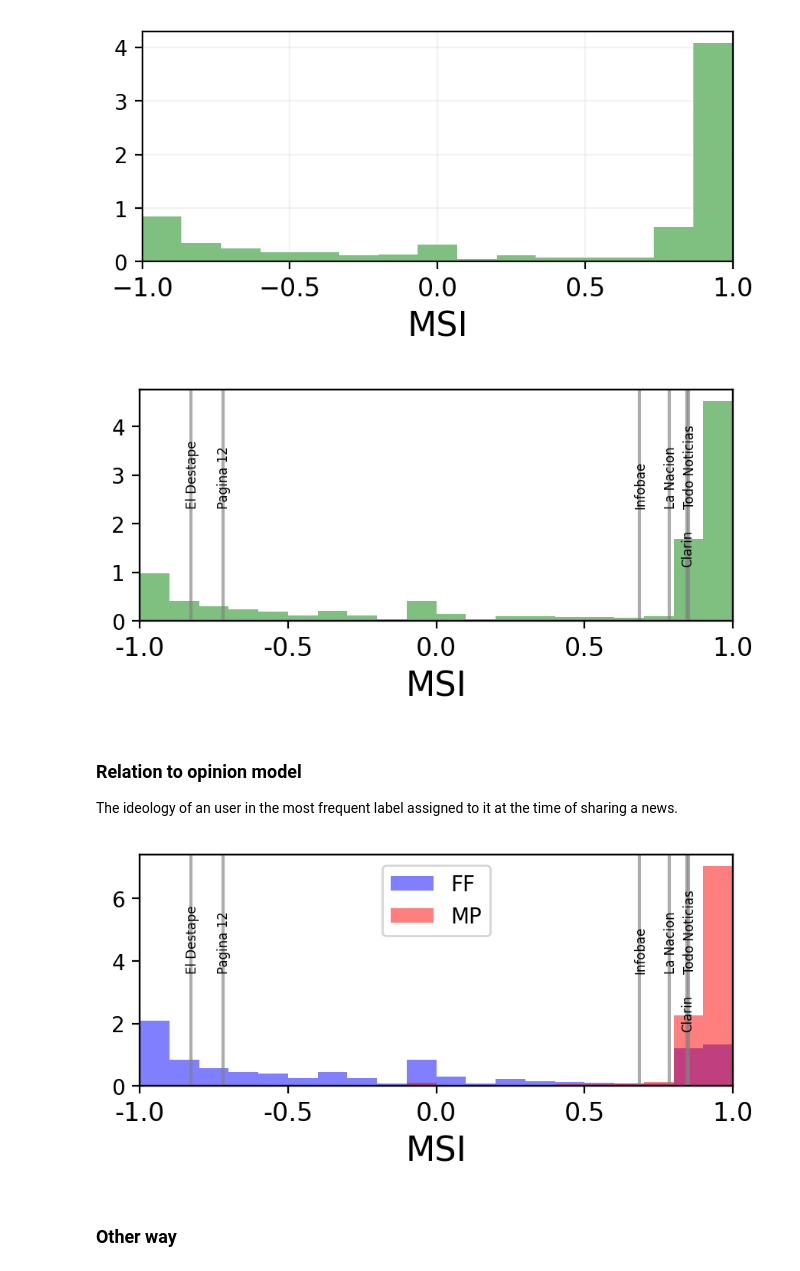
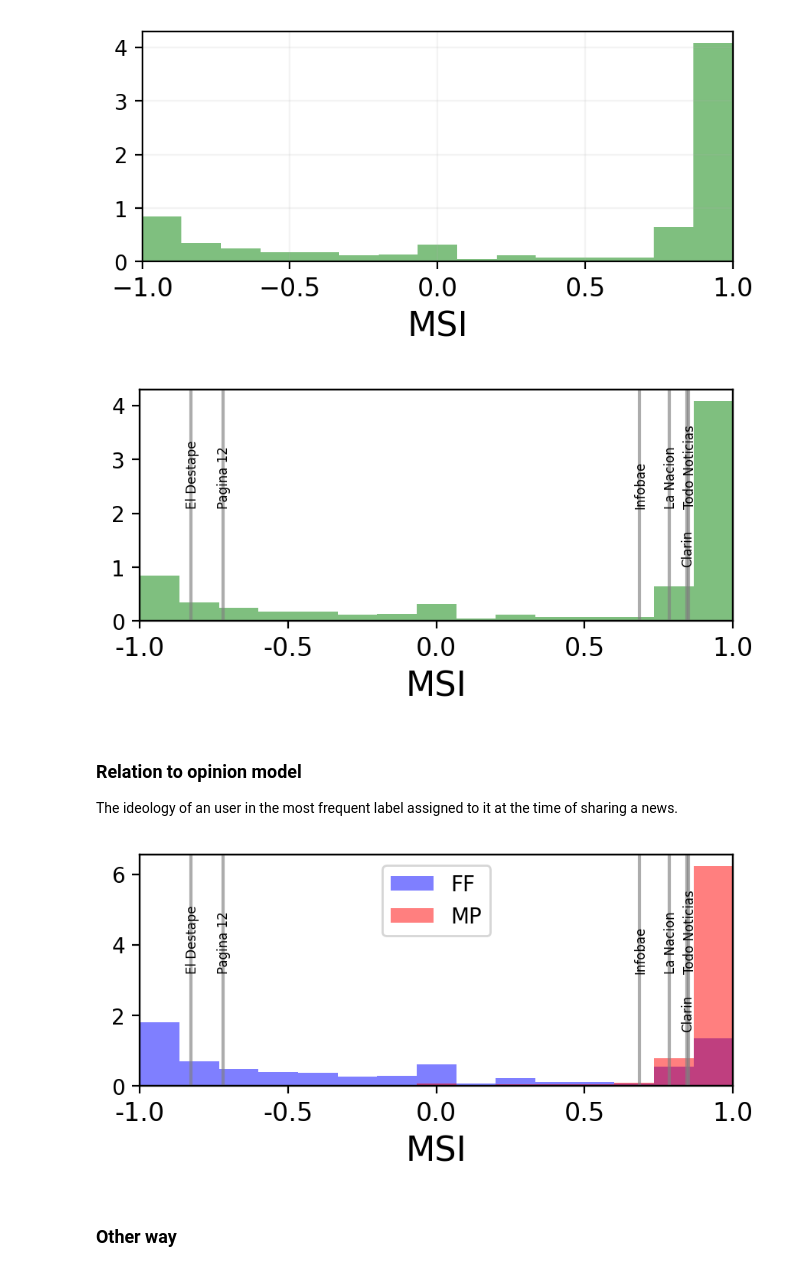
Before and after one commit to spinto88/MediaSharingIndex, a Jupyter notebook: MediaShareIndex_ppal_media.ipynb, the cells around one changed output. Drawn from its saved outputs; the diff is of its cells as text; code cells hidden in the pictures.

```diff
--- a/MediaShareIndex_ppal_media.ipynb
+++ b/MediaShareIndex_ppal_media.ipynb
@@ -136,7 +138,7 @@ for media in user_media_df_filtrado.columns[:user_media_df_filtrado.shape[1]-1]:
 # %%
 # Scores of the users
 fig, ax = plt.subplots(dpi = 200, figsize=(5,2))
-ax.hist(score_users, bins = 20, range=(-1, 1), alpha = 0.50, color = 'g', density = True)
+ax.hist(score_users, bins = 15, range=(-1, 1), alpha = 0.50, color = 'g', density = True)
 ax.set_xlabel(r'MSI', size = 16)
 
 ax2 = ax.twinx()
@@ -151,7 +153,7 @@ ax.set_xticks(np.arange(-1, 1.05, 0.50), np.arange(-1, 1.05, 0.50), size = 12)
 ax.set_xlim([-1, 1])
 plt.show()
 # %% [output]
-[figure, old version]
+[figure, new version]
 # %% [markdown]
 ### Relation to opinion model
 
@@ -167,29 +169,29 @@ user_media_df_filtrado['ideology'] = ideology_of_msi_users
 # %%
 # Scores of the users
 fig, ax = plt.subplots(dpi = 200, figsize=(5,2))
 
 ideocolor = {'FF': 'b', 'MP': 'r'}
 for ideology in ['FF', 'MP']:
-    ax.hist(user_media_df_filtrado[user_media_df_filtrado['ideology'] == ideology]['score'], bins = 20, range=(-1, 1), alpha = 0.50, color = ideocolor[ideology], density = True, label = ideology)
+    ax.hist(user_media_df_filtrado[user_media_df_filtrado['ideology'] == ideology]['score'], bins = 15, range=(-1, 1), alpha = 0.50, color = ideocolor[ideology], density = True, label = ideology)
 ax.set_xlabel(r'MSI', size = 16)
 ax.legend(loc = 'upper center')
 
 ax2 = ax.twinx()
 for ms in media_score:
     ax2.axvline(ms[1], color = 'grey', alpha = 0.65)
     if ms[0] != 'Clarin':
         ax2.text(x = ms[1]-0.02, y = 0.5, s=ms[0], rotation = 90, size = 6)
     else:
         ax2.text(x = ms[1]-0.02, y = 0.25, s=ms[0], rotation = 90, size = 6)
 ax2.set_yticks([])
 
 
 ax2.set_yticks([])
 ax.set_xticks(np.arange(-1, 1.05, 0.50), np.arange(-1, 1.05, 0.50), size = 12)
 ax.set_xlim([-1, 1])
 plt.show()
 # %% [output]
-[figure, old version]
+[figure, new version]
 # %% [markdown]
 ### Other way
 # %%
```
Also changed, not shown: parts of 4 cells of this notebook, 9 other files.
